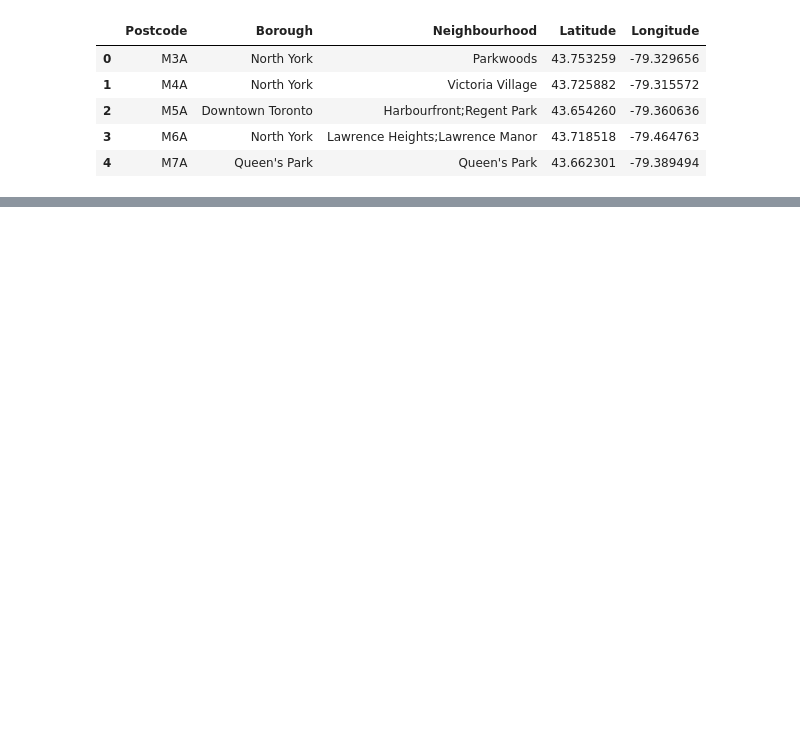
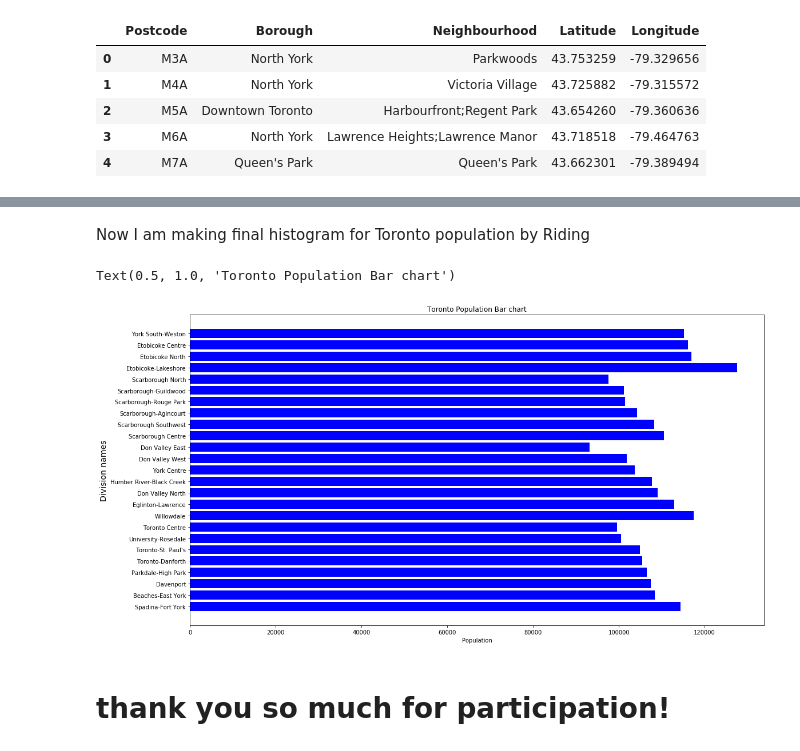
Before and after one commit to nyamochir/Coursera_Capstone, a Jupyter notebook: nb_003.ipynb, the cells around one changed output, grey strips where cells are left out. Cells and saved outputs as stored; diff of their text form; code cells hidden in the pictures; blank space fills up the shorter version.

```diff
--- a/nb_003.ipynb
+++ b/nb_003.ipynb
@@ -44,0 +281,18 @@ mapofc
+# %%
+
+#processing to get table structure i want to get
+framesdf = []
+for i in frames:
+    framesdf.append(i)
+f = frames[9:17]
+# %%
+# extraction populations of toronto if needed
+
+population = []
+sectornames = []
+for i in f:
+    population+=list(i['Population'][0:])
+    sectornames+=list(i['Riding'][0:])
+#population
+#sectornames
+popdf = pd.DataFrame({'Riding': sectornames, 'Population':population})
@@ -44,0 +308,19 @@ mapofc
+# %%
+popdf.index = popdf.Riding
+# %% [markdown]
+Now I am making final histogram for Toronto population by Riding
+# %%
+import matplotlib.pyplot as plt
+popdf = popdf.drop(['Riding'], axis = 1)
+# %%
+fig = plt.subplots(figsize=(18, 10))
+plt.barh(popdf.index, popdf["Population"],  color = 'blue')
+
+plt.ylabel('Division names', fontsize =14)
+plt.xlabel('Population')
+plt.title("Toronto Population Bar chart")
+# %% [output]
+Text(0.5, 1.0, 'Toronto Population Bar chart')
+[figure, added]
+# %% [markdown]
+# thank you so much for participation!
```
Also changed, not shown: parts of 19 cells of this notebook, 3 other files.
